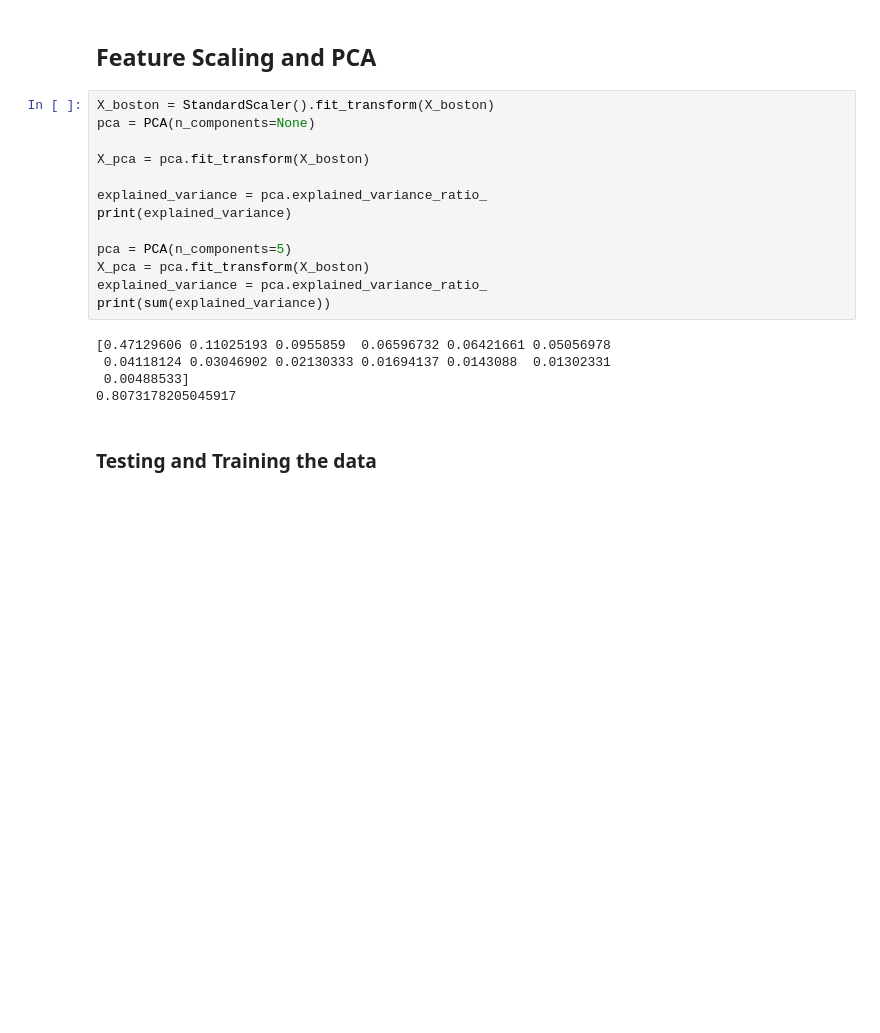
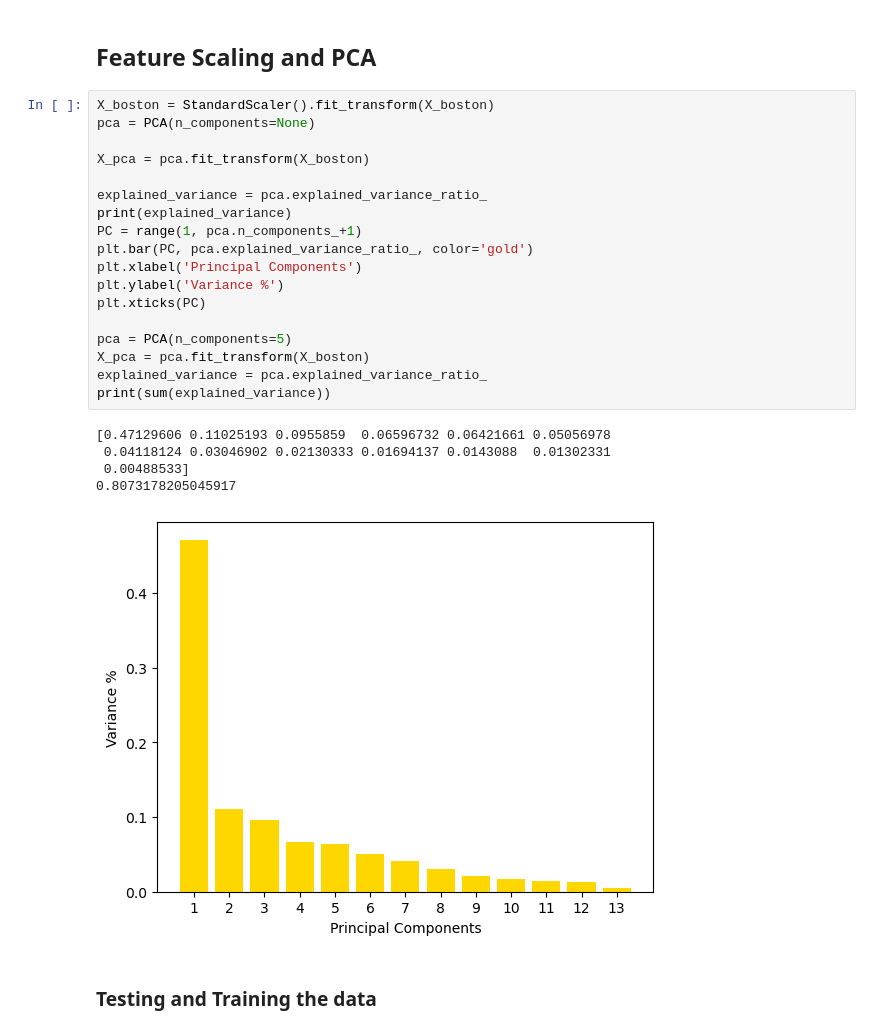
Before and after one commit to rpixpunk/IS_Project, a Jupyter notebook: Project/Boston/boston.ipynb, the cells around one changed output. Saved outputs shown, nothing was run; the diff lists cells and outputs as text; blank space fills up the shorter version.

```diff
--- a/Project/Boston/boston.ipynb
+++ b/Project/Boston/boston.ipynb
@@ -120,21 +121,27 @@ y_boston = boston_data['MEDV']
 # %%
 X_boston = StandardScaler().fit_transform(X_boston)
 pca = PCA(n_components=None)
 
 X_pca = pca.fit_transform(X_boston)
 
 explained_variance = pca.explained_variance_ratio_
 print(explained_variance)
+PC = range(1, pca.n_components_+1)
+plt.bar(PC, pca.explained_variance_ratio_, color='gold')
+plt.xlabel('Principal Components')
+plt.ylabel('Variance %')
+plt.xticks(PC)
 
 pca = PCA(n_components=5)
 X_pca = pca.fit_transform(X_boston)
 explained_variance = pca.explained_variance_ratio_
 print(sum(explained_variance))
 # %% [output]
 [0.47129606 0.11025193 0.0955859  0.06596732 0.06421661 0.05056978
  0.04118124 0.03046902 0.02130333 0.01694137 0.0143088  0.01302331
  0.00488533]
 0.8073178205045917
+[figure, added]
 # %% [markdown]
 ### Testing and Training the data
 # %%
```
Also changed, not shown: parts of 33 cells of this notebook, 2 other files.
